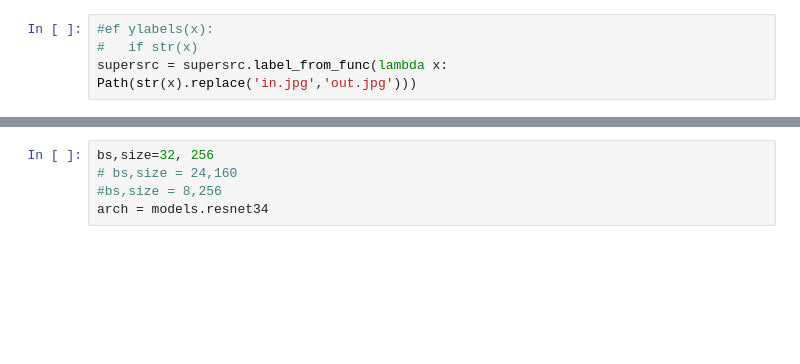
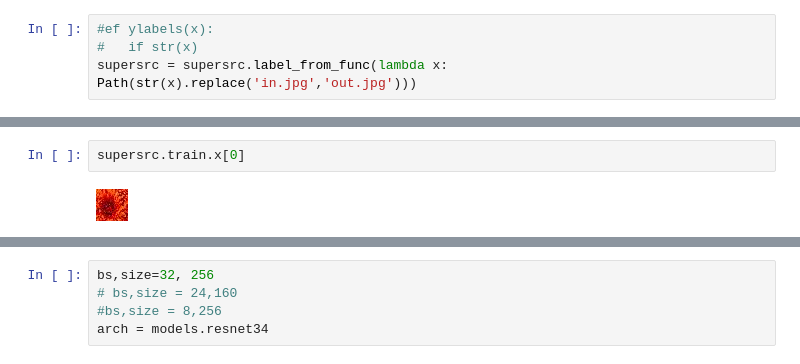
Before and after one commit to coderbee/TechnicalNotes, a Jupyter notebook: wandb_superres_simple1.ipynb, the cells around one changed output, grey strips where cells are left out. Saved outputs shown, nothing was run; the diff lists cells and outputs as text; blank space fills up the shorter version.

```diff
--- a/wandb_superres_simple1.ipynb
+++ b/wandb_superres_simple1.ipynb
@@ -95,2 +63,6 @@ Test: None
+# %%
+supersrc.train.x[0]
+# %% [output]
+[figure, added]
 # %%
 #LabelList with Indep and dep. variable
```
Also changed, not shown: parts of 19 cells of this notebook.
